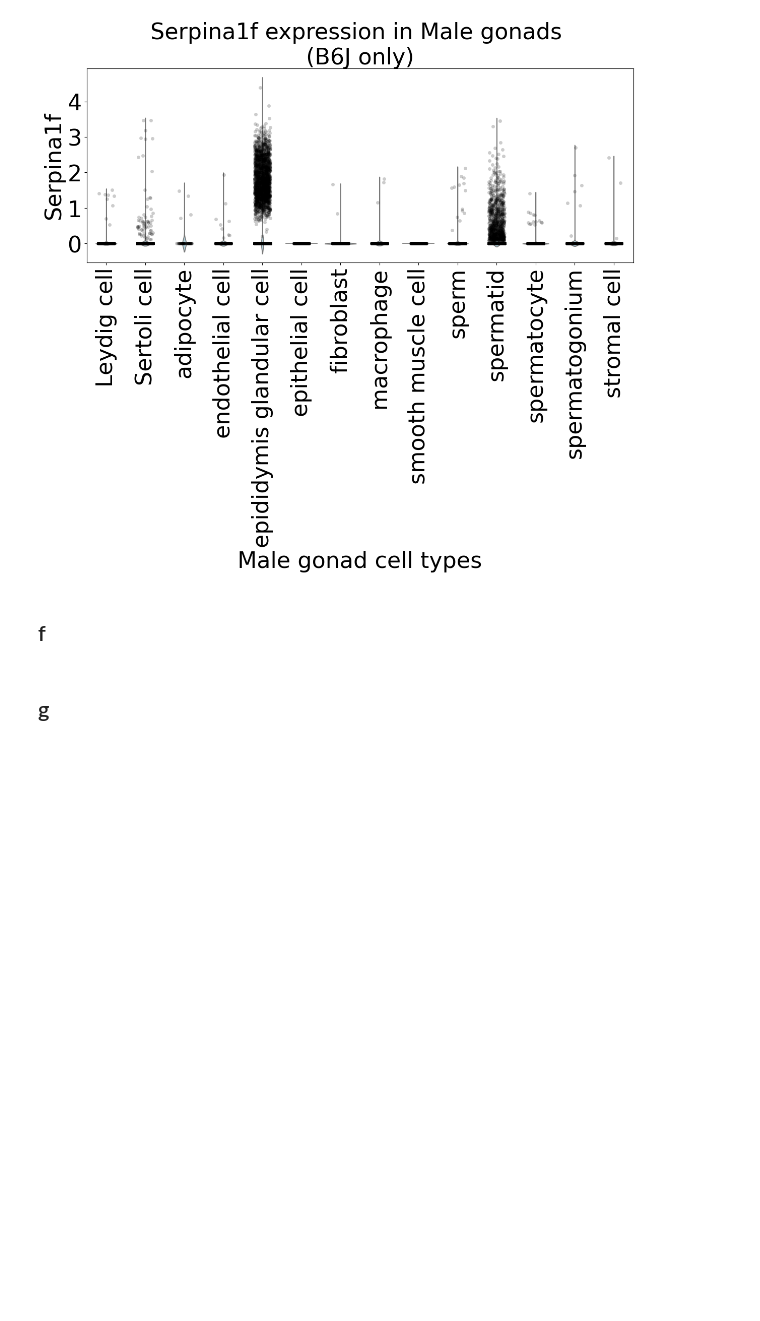
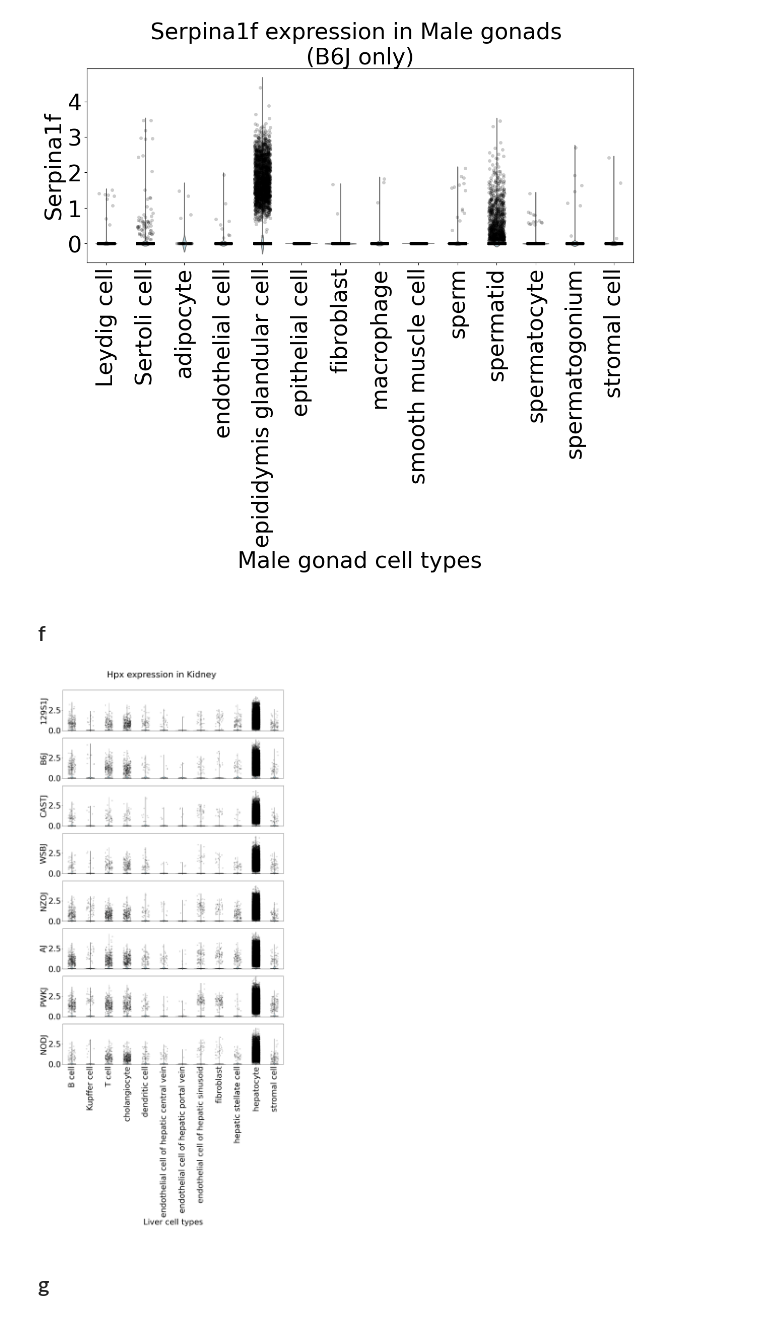
Before and after one commit to pachterlab/SBRGKLAYWMP_2025, a Jupyter notebook: generate_fig2.ipynb, the cells around one changed output. Saved outputs shown, nothing was run; the diff lists cells and outputs as text; code cells hidden in the pictures; blank space fills up the shorter version.

```diff
--- a/generate_fig2.ipynb
+++ b/generate_fig2.ipynb
@@ -332,48 +298,75 @@ subset_kidney
 # %%
+import seaborn as sns
+import pandas as pd
+import matplotlib.pyplot as plt
+
 fontsize = 32
 
-# ---- Specify gene + strain ----
-gene = "Serpina1f"
-strain = "B6J"
+# ---- Settings ----
+gene = "Hpx"
+strains = ["129S1J", "B6J", "CASTJ", "WSBJ", "NZOJ", "AJ", "PWKJ", "NODJ"]
 
-# collapse sexes → keep all
-expr = subset_kidney[:, gene].X
-expr = expr.toarray().flatten() if hasattr(expr, "toarray") else expr.flatten()
+dfs = []
 
-# ---- Build dataframe ----
-df = pd.DataFrame({
-    "expression": expr,
-    "celltype": subset_kidney.obs["celltype"].values,
-    "Gene": gene,
-    "strain": strain
-})
+# ---- Build dataframe for each strain ----
+for strain in strains:
+    sub = subset_liver[subset_liver.obs["Genotype"] == strain].copy()
 
-# ---- Plot ----
-plt.figure(figsize=(14, 5))
-plt.title(f"{gene} expression in Kidney \n({strain} only)", fontsize=fontsize)
+    expr = sub[:, gene].X
+    expr = expr.toarray().flatten() if hasattr(expr, "toarray") else expr.flatten()
 
-sns.violinplot(
-    data=df,
-    x="celltype", y="expression",
-    color="lightblue", inner=None
-)
-sns.stripplot(
-    data=df,
-    x="celltype", y="expression",
-    color="black", jitter=0.2, alpha=0.2
-)
+    df = pd.DataFrame({
+        "expression": expr,
+        "celltype": sub.obs["celltype"].values,
+        "Gene": gene,
+        "strain": strain
+    })
+    dfs.append(df)
 
-plt.xlabel("Male gonad cell types", fontsize=fontsize)
-plt.ylabel(gene, fontsize=fontsize)
-plt.xticks(rotation=90, fontsize=fontsize)
-plt.yticks(fontsize=fontsize)
+df_all = pd.concat(dfs, ignore_index=True)
 
-plt.tight_layout()
+# ---- Global ymax across strains ----
+ymax = df_all["expression"].max()
 
-# ---- Save ----
-fig_output_path = os.path.join(output_path, "violin_plot_serpina1f_kidney.png")
+# ---- Plot stacked subplots ----
+fig, axes = plt.subplots(len(strains), 1,
+                         figsize=(14, 4 * len(strains)),
+                         sharex=True,
+                         sharey=True)
+
+if len(strains) == 1:
+    axes = [axes]
+
+fig.suptitle(f"{gene} expression in Kidney", fontsize=fontsize+3)
+
+for ax, strain in zip(axes, strains):
+    df_strain = df_all[df_all["strain"] == strain]
+
+    sns.violinplot(
+        data=df_strain,
+        x="celltype", y="expression",
+        color="lightblue", inner=None, ax=ax
+    )
+    sns.stripplot(
+        data=df_strain,
+        x="celltype", y="expression",
+        color="black", jitter=0.2, alpha=0.2, ax=ax
+    )
+
+    ax.set_ylabel(strain, fontsize=fontsize)  # label each panel with strain
+    ax.set_ylim(0, ymax)
+    ax.tick_params(axis="y", labelsize=fontsize)
+    ax.tick_params(axis="x", rotation=90, labelsize=fontsize)
+
+axes[-1].set_xlabel("Liver cell types", fontsize=fontsize)
+
+plt.tight_layout(rect=[0, 0, 1, 0.97])
+
+fig_output_path = os.path.join(output_path, "violin_plot_Hpx_liver.png")
 plt.savefig(fig_output_path)
 plt.show()
+# %% [output]
+[figure, added]
 # %% [markdown]
 ## g
 # %%
```
Also changed, not shown: parts of 14 cells of this notebook, 10 other files.
